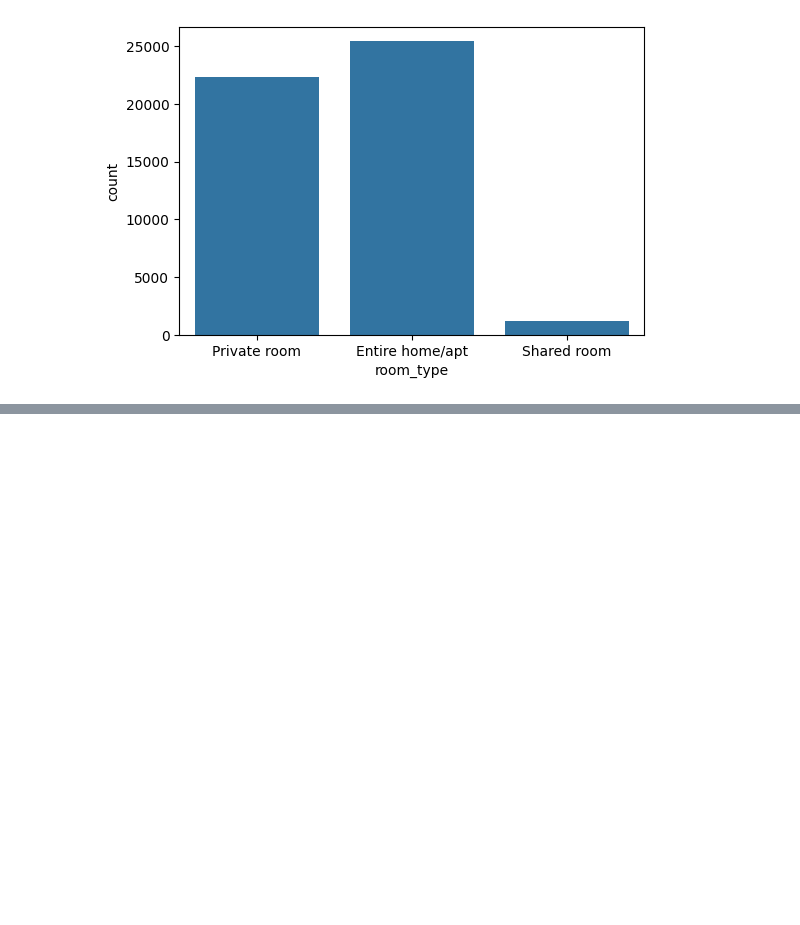
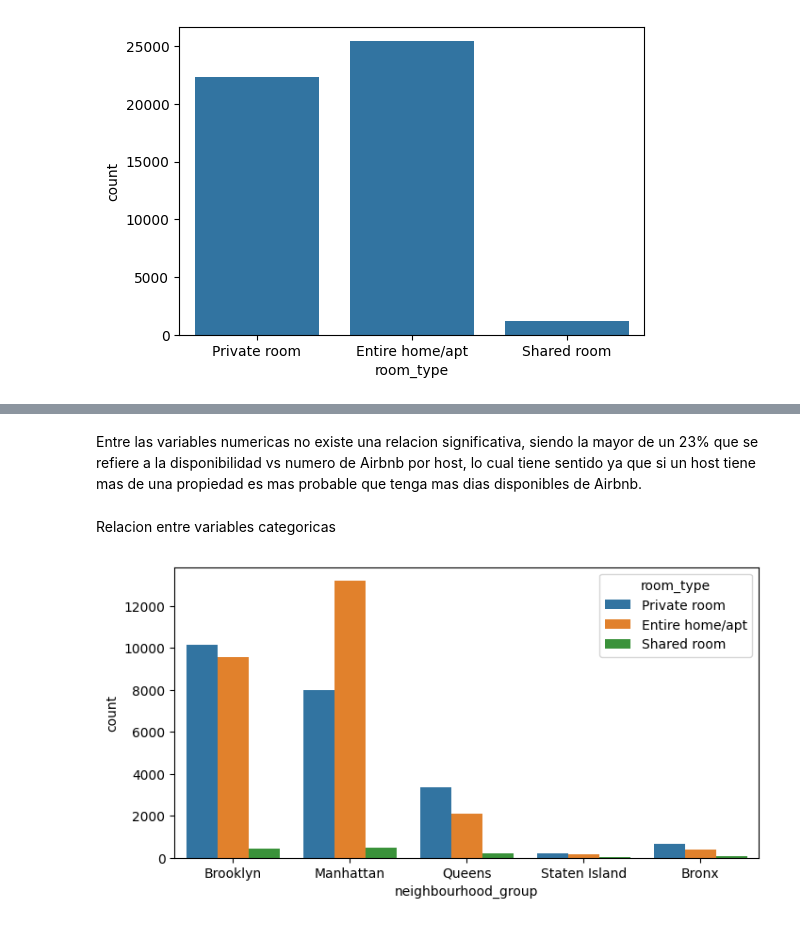
Before and after one commit to luiscmilano/machine-learning-python-template, a Jupyter notebook: src/explore.ipynb, the cells around one changed output, grey strips where cells are left out. Drawn from its saved outputs; the diff is of its cells as text; code cells hidden in the pictures; blank space fills up the shorter version.

```diff
--- a/src/explore.ipynb
+++ b/src/explore.ipynb
@@ -214,0 +362,10 @@ plt.show()
+# %% [markdown]
+ Entre las variables numericas no existe una relacion significativa, siendo la mayor de un 23% que se refiere a la disponibilidad vs numero de Airbnb por host, lo cual tiene sentido ya que si un host tiene mas de una propiedad es mas probable que tenga mas dias disponibles de Airbnb.
+# %% [markdown]
+Relacion entre variables categoricas
+# %%
+plt.figure(figsize=(8,4))
+sns.countplot(data=df,x='neighbourhood_group',hue='room_type')
+plt.show()
+# %% [output]
+[figure, added]
```
Also changed, not shown: parts of 14 cells of this notebook.
